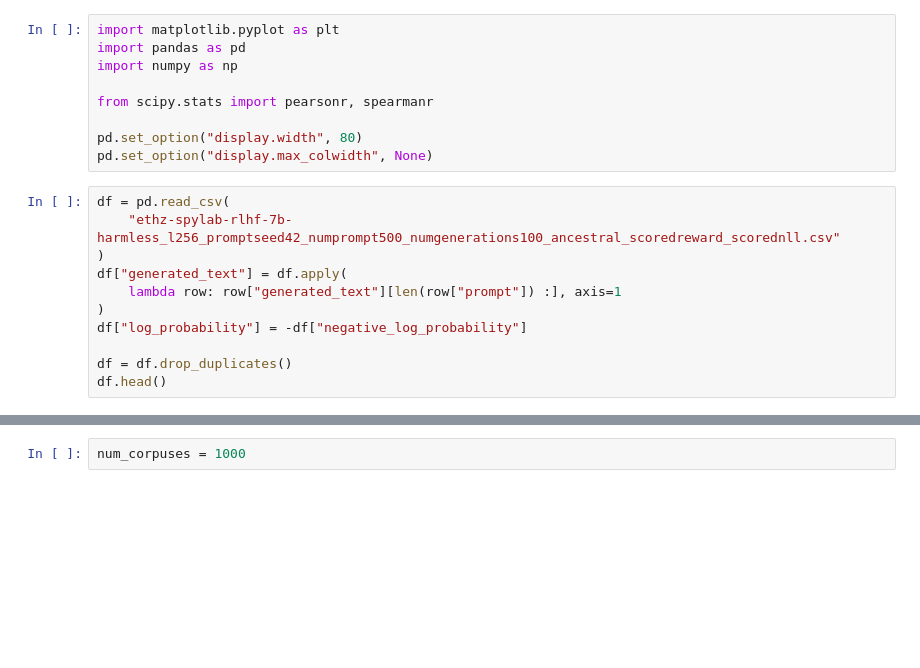
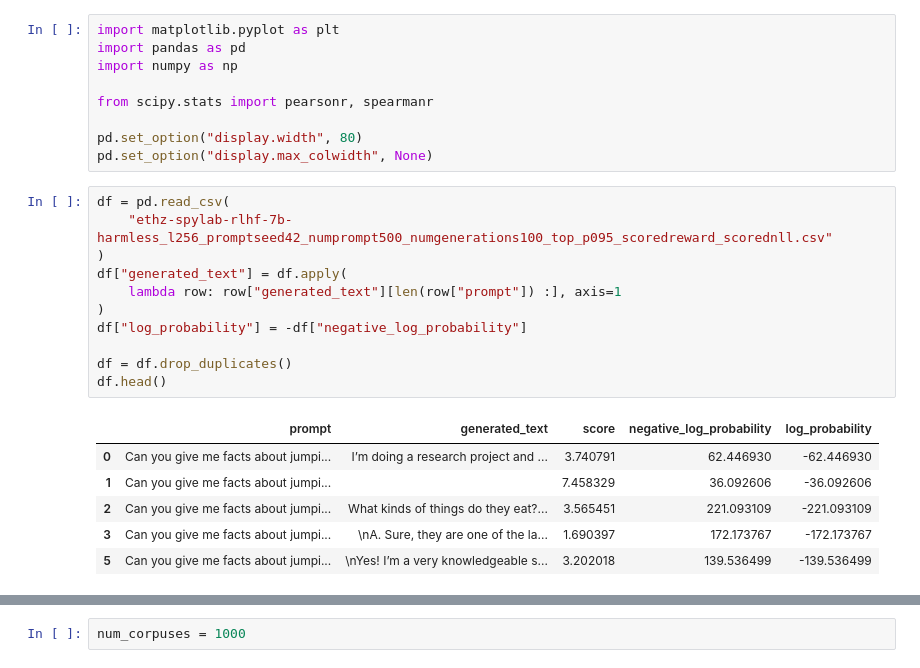
Before and after one commit to tanyjnaaman/probability-quality-paradox, a Jupyter notebook: src/experiments/language_model_experiments/analysis.ipynb, the cells around one changed output, grey strips where cells are left out. Drawn from its saved outputs; the diff is of its cells as text; blank space fills up the shorter version.

```diff
--- a/src/experiments/language_model_experiments/analysis.ipynb
+++ b/src/experiments/language_model_experiments/analysis.ipynb
@@ -9,14 +9,21 @@ pd.set_option("display.width", 80)
 pd.set_option("display.max_colwidth", None)
 # %%
 df = pd.read_csv(
-    "ethz-spylab-rlhf-7b-harmless_l256_promptseed42_numprompt500_numgenerations100_ancestral_scoredreward_scorednll.csv"
+    "ethz-spylab-rlhf-7b-harmless_l256_promptseed42_numprompt500_numgenerations100_top_p095_scoredreward_scorednll.csv"
 )
 df["generated_text"] = df.apply(
     lambda row: row["generated_text"][len(row["prompt"]) :], axis=1
 )
 df["log_probability"] = -df["negative_log_probability"]
 
 df = df.drop_duplicates()
 df.head()
+# %% [output]
+|  | prompt | generated_text | score | negative_log_probability | log_probability |
+| 0 | Can you give me facts about jumpi... | I’m doing a research project and ... | 3.740791 | 62.446930 | -62.446930 |
+| 1 | Can you give me facts about jumpi... |  | 7.458329 | 36.092606 | -36.092606 |
+| 2 | Can you give me facts about jumpi... | What kinds of things do they eat?... | 3.565451 | 221.093109 | -221.093109 |
+| 3 | Can you give me facts about jumpi... | \nA. Sure, they are one of the la... | 1.690397 | 172.173767 | -172.173767 |
+| 5 | Can you give me facts about jumpi... | \nYes! I’m a very knowledgeable s... | 3.202018 | 139.536499 | -139.536499 |
 # %%
 df[["score", "negative_log_probability", "log_probability"]].describe()
```
Also changed, not shown: parts of 2 cells of this notebook, 1 other file.
